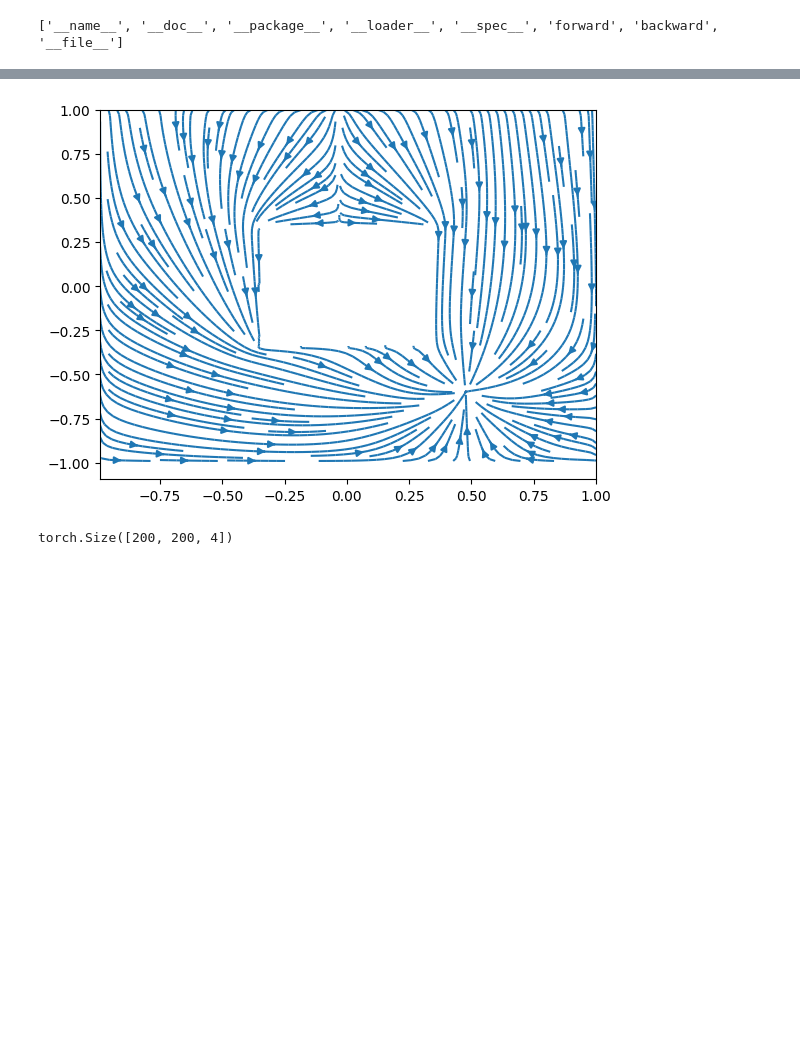
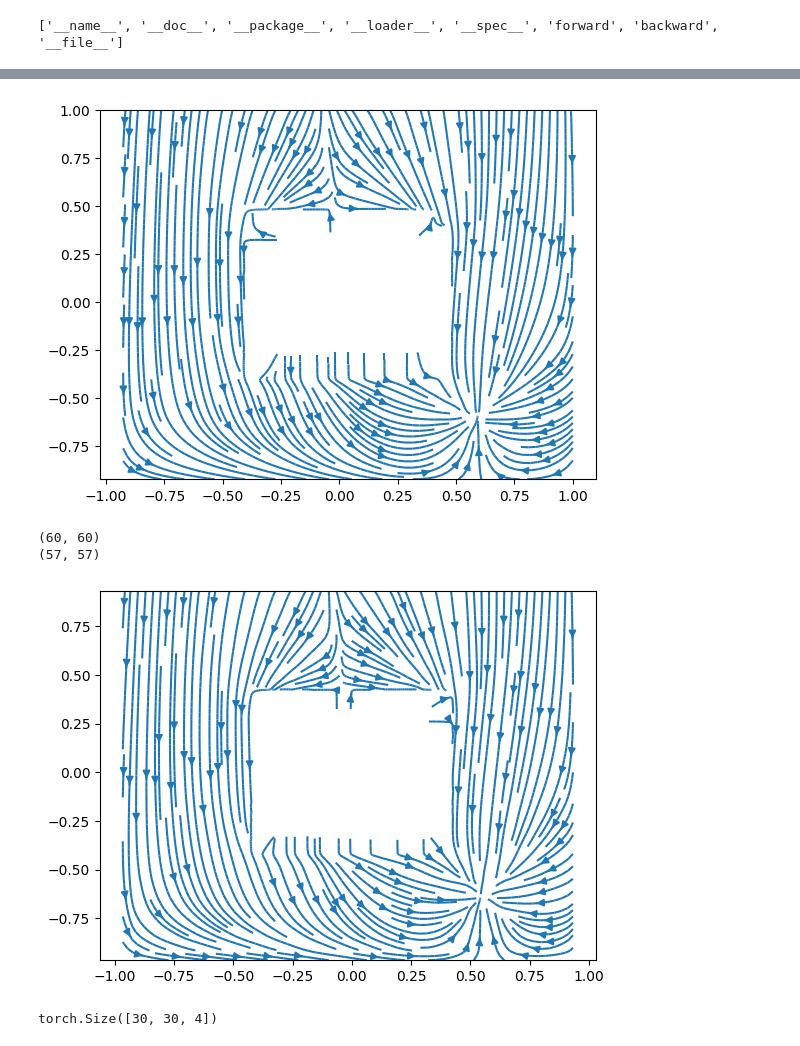
Before and after one commit to pac48/thesis_nerf, a Jupyter notebook: nerf_ws/src/laplacian/notebooks/test.ipynb, the cells around one changed output, grey strips where cells are left out. Cells and saved outputs as stored; diff of their text form; code cells hidden in the pictures; blank space fills up the shorter version.

Commit message:
use interpolation layer to to get field gradient

```diff
--- a/nerf_ws/src/laplacian/notebooks/test.ipynb
+++ b/nerf_ws/src/laplacian/notebooks/test.ipynb
@@ -7,8 +7,8 @@ from laplacian_py import laplacian_solver
 from laplacian_py.network import LaplaceNet, compute_loss
 print(laplacian_solver.__dir__())
 
-res = 200
-max_val = res//5
+res = 30
+max_val = 5*res//5
 
 values = .99*max_val*torch.ones((res, res),dtype=torch.float32, device='cuda')
 boundary_conditions = torch.zeros((res,res),dtype=torch.float32, device='cuda')
@@ -373,14 +392,31 @@ plt.show()
 # %%
 z = pred.cpu().detach().numpy()[1:-1, 1:-1]
 Vp = -np.diff(z[:, 1:], axis=0)
 Up = -np.diff(z[1:, :], axis=1)
 plt.streamplot(X[1:, 1:], Y[1:, 1:], Up, Vp,density=2)
+plt.show()
 
+
+tmp = [np.linspace(-1, 1, 2*res, dtype=np.float32) for _ in range(2)]
+X_new, Y_new = np.meshgrid(*tmp)
+out = np.stack([X_new, Y_new], axis=2)
+query = torch.tensor(out, dtype=torch.float32, device='cuda', requires_grad=True)
+query.unsqueeze(axis=0)
+J = calculate_gradient(pred[1:-1, 1:-1].unsqueeze(axis=0).unsqueeze(axis=0), query.unsqueeze(axis=0))
+J = J.cpu().detach().numpy()
+Up = -J[0, 1:-2, 1:-2, 0]
+Vp = -J[0, 1:-2, 1:-2, 1]
+print(X_new.shape)
+print(Up.shape)
+plt.streamplot(X_new[1:-2, 1:-2], Y_new[1:-2, 1:-2], Up, Vp, density=2)
 plt.show()
 # %% [output]
-[figure, old version]
+[figure, new version]
+(60, 60)
+(57, 57)
+[figure, added]
 # %%
 V.shape
 torch.stack([V, boundary_types, boundary_conditions, C], axis=2).shape
 # %% [output]
-torch.Size([200, 200, 4])
+torch.Size([30, 30, 4])
```
Also changed, not shown: parts of 9 cells of this notebook, 1 other file.
